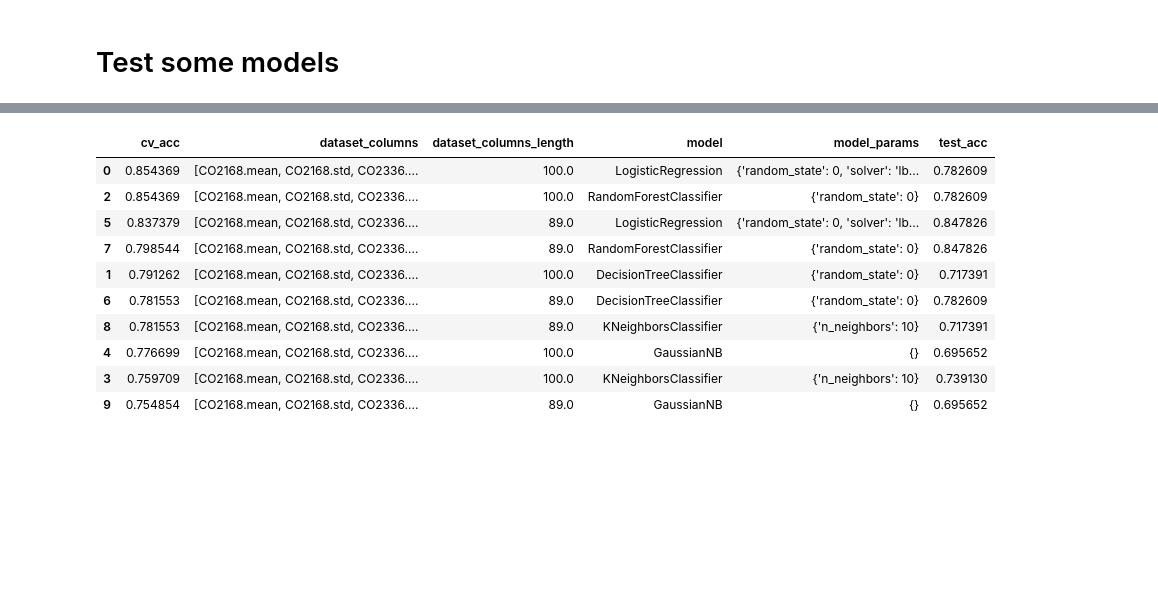
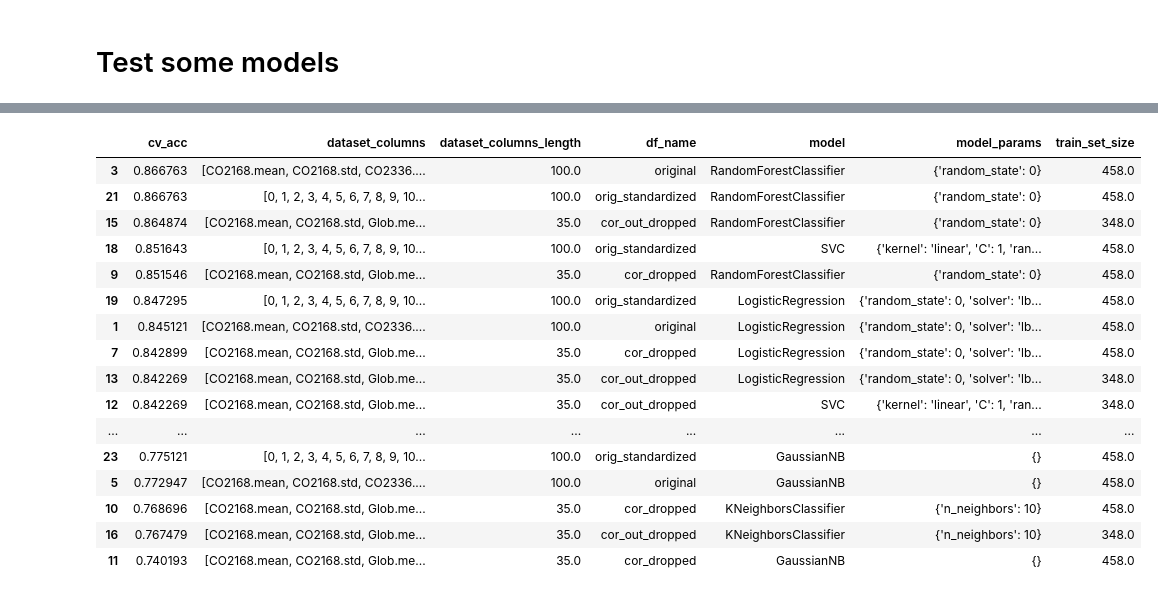
Before and after one commit to lehtoneo/intro-ml-project, a Jupyter notebook: data_analysis_ossi.ipynb, the cells around one changed output, grey strips where cells are left out. Cells and saved outputs as stored; diff of their text form; code cells hidden in the pictures; blank space fills up the shorter version.

Commit message:
add standardized dataset

```diff
--- a/data_analysis_ossi.ipynb
+++ b/data_analysis_ossi.ipynb
@@ -125,0 +128,4 @@ df_corr_dropped.head()
+# %%
+from scipy import stats
+z = np.abs(stats.zscore(df_corr_dropped))
+threshold = 3
@@ -126,11 +185,13 @@ df_corr_dropped.head()
 # %% [markdown]
 # Test some models
 # %%
-df = df.sample(frac=1).reset_index(drop=True)
+# df = df.sample(frac=1).reset_index(drop=True)
 
 datasets = []
-datasets.append(df)
-datasets.append(df_corr_dropped)
+datasets.append({"name": "original", "dataset": df})
+datasets.append({"name": "cor_dropped", "dataset": df_corr_dropped})
+datasets.append({"name": "cor_out_dropped", "dataset": df_corr_dropped_outlier_dropped})
+datasets.append({"name": "orig_standardized", "dataset": df_normalized_original})
 # %%
 from sklearn import svm
 from sklearn.model_selection import cross_val_score
@@ -196,39 +257,47 @@ model6 = {
 }
 models.append(model6)
 # %%
+from sklearn.ensemble import IsolationForest
+from sklearn.feature_selection import SelectKBest
+from sklearn.feature_selection import chi2, mutual_info_classif
 initial_result = {}
 result_df = pd.DataFrame(data=initial_result)
 
 y_col = "class2"
-for dataset in datasets:
+
+for dataset_object in datasets:
+    dataset=dataset_object["dataset"]
     X_cols = list(filter(lambda col: col != y_col and col != "class4", dataset.columns))
-    train_set_length = int(round(len(dataset)*0.9, 0))
+    train_set_length = int(round(len(dataset)*1, 0))
 
     X_train = dataset[X_cols][0:train_set_length]
     y_train = dataset[y_col][0:train_set_length]
 
-    X_test = dataset[X_cols][train_set_length:len(dataset)]
-    y_test = dataset[y_col][train_set_length:len(dataset)]
+    t = SelectKBest(mutual_info_classif, k=10).fit_transform(X_train, y_train)
 
-    for model in models[1:]:
+    # X_test = dataset[X_cols][train_set_length:len(dataset)]
+    # y_test = dataset[y_col][train_set_length:len(dataset)]
+
+    for model in models:
         clf = model["model"]
         params = model["params"]
         clf.set_params(**params)
 
-        scores = cross_val_score(clf, X_train, y_train, cv=2)
+        scores = cross_val_score(clf, X_train, y_train, cv=10)
         cv_score = scores.mean()
 
-        clf.fit(X_train, y_train)
-        y_pred = clf.predict(X_test)
-        y_true = y_test
-        test_acc = accuracy_score(y_true, y_pred)
+        # clf.fit(X_train, y_train)
+        # y_pred = clf.predict(X_test)
+        # y_true = y_test
+        # test_acc = accuracy_score(y_true, y_pred)
 
         new_result_row = {
             "model": type(clf).__name__,
             "model_params": params,
+            "df_name": dataset_object["name"],
             "dataset_columns": list(X_train.columns),
             "dataset_columns_length": len(list(X_train.columns)),
             "cv_acc": cv_score,
-            "test_acc": test_acc
+            "train_set_size": train_set_length
         }
         result_df = result_df.append(new_result_row, ignore_index=True)
@@ -249,14 +322,20 @@ result_df.sort_values(by='test_acc', ascending=False)
 # %%
-result_df.sort_values(by='cv_acc', ascending=False)
+result_df.sort_values(by=['cv_acc', "df_name"], ascending=False)
 # %% [output]
-|  | cv_acc | dataset_columns | dataset_columns_length | model | model_params | test_acc |
-| 0 | 0.854369 | [CO2168.mean, CO2168.std, CO2336.... | 100.0 | LogisticRegression | {'random_state': 0, 'solver': 'lb... | 0.782609 |
-| 2 | 0.854369 | [CO2168.mean, CO2168.std, CO2336.... | 100.0 | RandomForestClassifier | {'random_state': 0} | 0.782609 |
-| 5 | 0.837379 | [CO2168.mean, CO2168.std, CO2336.... | 89.0 | LogisticRegression | {'random_state': 0, 'solver': 'lb... | 0.847826 |
-| 7 | 0.798544 | [CO2168.mean, CO2168.std, CO2336.... | 89.0 | RandomForestClassifier | {'random_state': 0} | 0.847826 |
-| 1 | 0.791262 | [CO2168.mean, CO2168.std, CO2336.... | 100.0 | DecisionTreeClassifier | {'random_state': 0} | 0.717391 |
-| 6 | 0.781553 | [CO2168.mean, CO2168.std, CO2336.... | 89.0 | DecisionTreeClassifier | {'random_state': 0} | 0.782609 |
-| 8 | 0.781553 | [CO2168.mean, CO2168.std, CO2336.... | 89.0 | KNeighborsClassifier | {'n_neighbors': 10} | 0.717391 |
-| 4 | 0.776699 | [CO2168.mean, CO2168.std, CO2336.... | 100.0 | GaussianNB | {} | 0.695652 |
-| 3 | 0.759709 | [CO2168.mean, CO2168.std, CO2336.... | 100.0 | KNeighborsClassifier | {'n_neighbors': 10} | 0.739130 |
-| 9 | 0.754854 | [CO2168.mean, CO2168.std, CO2336.... | 89.0 | GaussianNB | {} | 0.695652 |
+|  | cv_acc | dataset_columns | dataset_columns_length | df_name | model | model_params | train_set_size |
+| 3 | 0.866763 | [CO2168.mean, CO2168.std, CO2336.... | 100.0 | original | RandomForestClassifier | {'random_state': 0} | 458.0 |
+| 21 | 0.866763 | [0, 1, 2, 3, 4, 5, 6, 7, 8, 9, 10... | 100.0 | orig_standardized | RandomForestClassifier | {'random_state': 0} | 458.0 |
+| 15 | 0.864874 | [CO2168.mean, CO2168.std, Glob.me... | 35.0 | cor_out_dropped | RandomForestClassifier | {'random_state': 0} | 348.0 |
+| 18 | 0.851643 | [0, 1, 2, 3, 4, 5, 6, 7, 8, 9, 10... | 100.0 | orig_standardized | SVC | {'kernel': 'linear', 'C': 1, 'ran... | 458.0 |
+| 9 | 0.851546 | [CO2168.mean, CO2168.std, Glob.me... | 35.0 | cor_dropped | RandomForestClassifier | {'random_state': 0} | 458.0 |
+| 19 | 0.847295 | [0, 1, 2, 3, 4, 5, 6, 7, 8, 9, 10... | 100.0 | orig_standardized | LogisticRegression | {'random_state': 0, 'solver': 'lb... | 458.0 |
+| 1 | 0.845121 | [CO2168.mean, CO2168.std, CO2336.... | 100.0 | original | LogisticRegression | {'random_state': 0, 'solver': 'lb... | 458.0 |
+| 7 | 0.842899 | [CO2168.mean, CO2168.std, Glob.me... | 35.0 | cor_dropped | LogisticRegression | {'random_state': 0, 'solver': 'lb... | 458.0 |
+| 13 | 0.842269 | [CO2168.mean, CO2168.std, Glob.me... | 35.0 | cor_out_dropped | LogisticRegression | {'random_state': 0, 'solver': 'lb... | 348.0 |
+| 12 | 0.842269 | [CO2168.mean, CO2168.std, Glob.me... | 35.0 | cor_out_dropped | SVC | {'kernel': 'linear', 'C': 1, 'ran... | 348.0 |
+| ... | ... | ... | ... | ... | ... | ... | ... |
+| 23 | 0.775121 | [0, 1, 2, 3, 4, 5, 6, 7, 8, 9, 10... | 100.0 | orig_standardized | GaussianNB | {} | 458.0 |
+| 5 | 0.772947 | [CO2168.mean, CO2168.std, CO2336.... | 100.0 | original | GaussianNB | {} | 458.0 |
+| 10 | 0.768696 | [CO2168.mean, CO2168.std, Glob.me... | 35.0 | cor_dropped | KNeighborsClassifier | {'n_neighbors': 10} | 458.0 |
+| 16 | 0.767479 | [CO2168.mean, CO2168.std, Glob.me... | 35.0 | cor_out_dropped | KNeighborsClassifier | {'n_neighbors': 10} | 348.0 |
+| 11 | 0.740193 | [CO2168.mean, CO2168.std, Glob.me... | 35.0 | cor_dropped | GaussianNB | {} | 458.0 |
```
Also changed, not shown: parts of 11 cells of this notebook.
